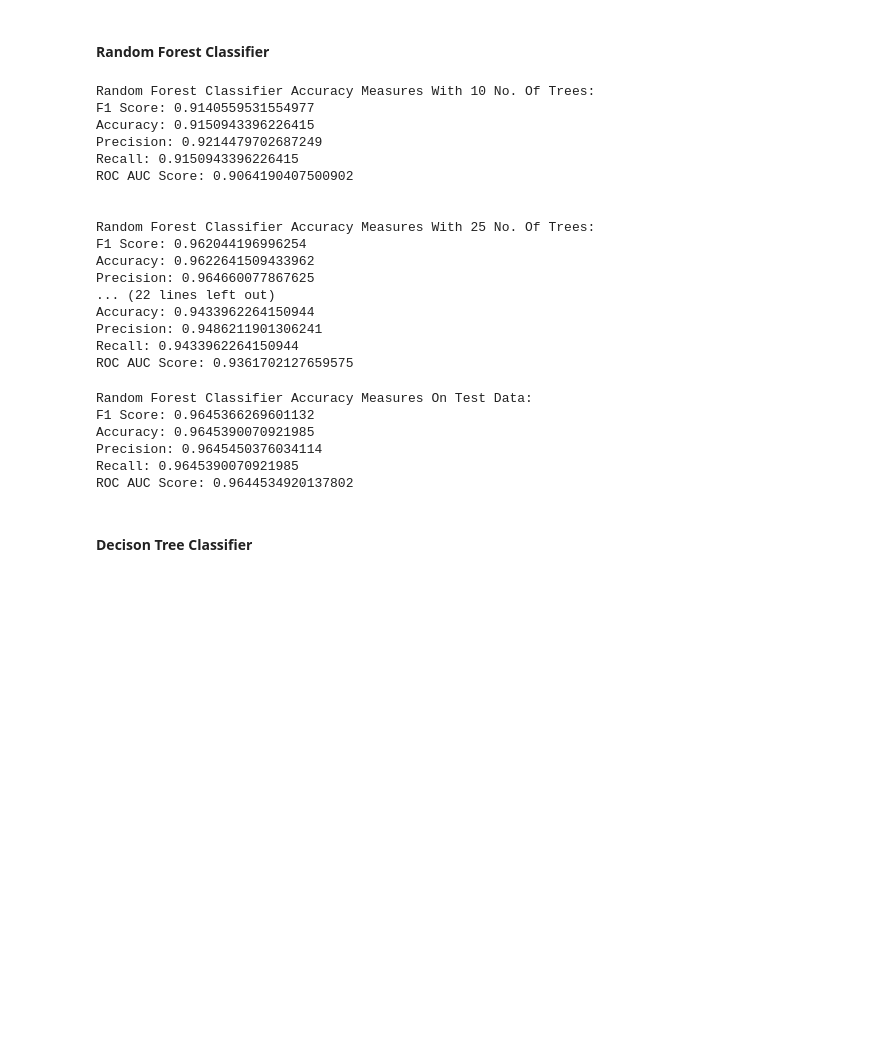
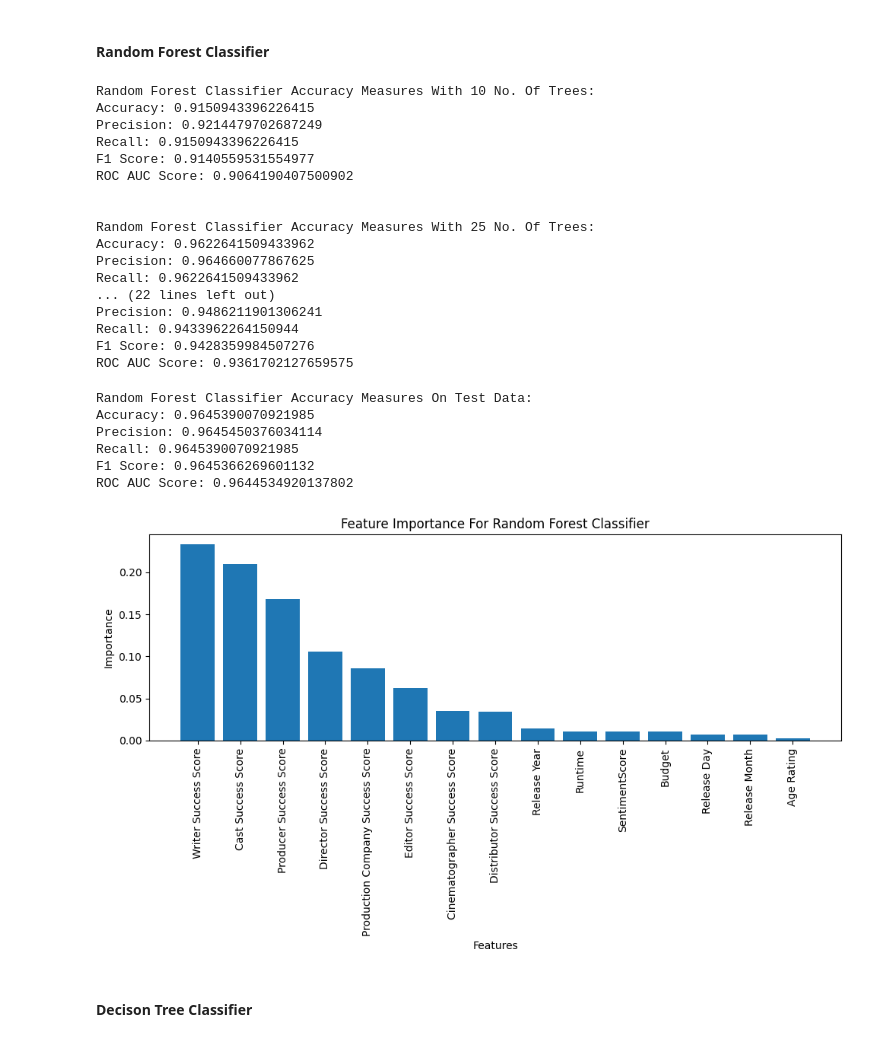
Before and after one commit to tasinms/Movie-Box-Office-Prediction, a Jupyter notebook: DataPrediction.ipynb, the cells around one changed output. Saved outputs shown, nothing was run; the diff lists cells and outputs as text; code cells hidden in the pictures; blank space fills up the shorter version.

Commit message:
Visualized Feature Importance

```diff
--- a/DataPrediction.ipynb
+++ b/DataPrediction.ipynb
@@ -91,29 +91,29 @@ for tree in trees:
 
     # Evaluate the model on the validation set
     print(f"Random Forest Classifier Accuracy Measures With {tree} No. Of Trees:")
-    print(f"F1 Score: {f1_score(YVal, YValPredRF, average='weighted')}")
     print(f"Accuracy: {accuracy_score(YVal, YValPredRF)}")
     print(f"Precision: {precision_score(YVal, YValPredRF, average='weighted')}")
     print(f"Recall: {recall_score(YVal, YValPredRF, average='weighted')}")
+    print(f"F1 Score: {f1_score(YVal, YValPredRF, average='weighted')}")
     print(f"ROC AUC Score: {roc_auc_score(YVal, YValPredRF)}")
     print('\n')
 # %% [output]
 Random Forest Classifier Accuracy Measures With 10 No. Of Trees:
-F1 Score: 0.9140559531554977
 Accuracy: 0.9150943396226415
 Precision: 0.9214479702687249
 Recall: 0.9150943396226415
+F1 Score: 0.9140559531554977
 ROC AUC Score: 0.9064190407500902
 
 
 Random Forest Classifier Accuracy Measures With 25 No. Of Trees:
-F1 Score: 0.962044196996254
 Accuracy: 0.9622641509433962
 Precision: 0.964660077867625
+Recall: 0.9622641509433962
 ... (22 lines left out)
-Accuracy: 0.9433962264150944
 Precision: 0.9486211901306241
 Recall: 0.9433962264150944
+F1 Score: 0.9428359984507276
 ROC AUC Score: 0.9361702127659575
 # %%
 randomForestClassifier = RandomForestClassifier(n_estimators=25, random_state=42)
@@ -123,18 +123,39 @@ randomForestClassifier.fit(XTrain, YTrain)
 YTestPredRF = randomForestClassifier.predict(XTest)
 
 print(f"Random Forest Classifier Accuracy Measures On Test Data:")
-print(f"F1 Score: {f1_score(YTest, YTestPredRF, average='weighted')}")
 print(f"Accuracy: {accuracy_score(YTest, YTestPredRF)}")
 print(f"Precision: {precision_score(YTest, YTestPredRF, average='weighted')}")
 print(f"Recall: {recall_score(YTest, YTestPredRF, average='weighted')}")
+print(f"F1 Score: {f1_score(YTest, YTestPredRF, average='weighted')}")
 print(f"ROC AUC Score: {roc_auc_score(YTest, YTestPredRF)}")
 # %% [output]
 Random Forest Classifier Accuracy Measures On Test Data:
-F1 Score: 0.9645366269601132
 Accuracy: 0.9645390070921985
 Precision: 0.9645450376034114
 Recall: 0.9645390070921985
+F1 Score: 0.9645366269601132
 ROC AUC Score: 0.9644534920137802
+# %%
+# Get feature importances
+importances = randomForestClassifier.feature_importances_
+
+# Get feature names
+feature_names = X.columns
+
+# Sort feature importances in descending order
+indices = np.argsort(importances)[::-1]
+
+# Plot feature importances
+plt.figure(figsize=(10, 6))
+plt.title("Feature Importance For Random Forest Classifier")
+plt.bar(range(XTrain.shape[1]), importances[indices], align="center")
+plt.xticks(range(XTrain.shape[1]), feature_names[indices], rotation=90)
+plt.xlabel("Features")
+plt.ylabel("Importance")
+plt.tight_layout()
+plt.show()
+# %% [output]
+[figure, added]
 # %%
 # from sklearn.metrics import confusion_matrix
 
```
Also changed, not shown: parts of 21 cells of this notebook, 2 other files.
